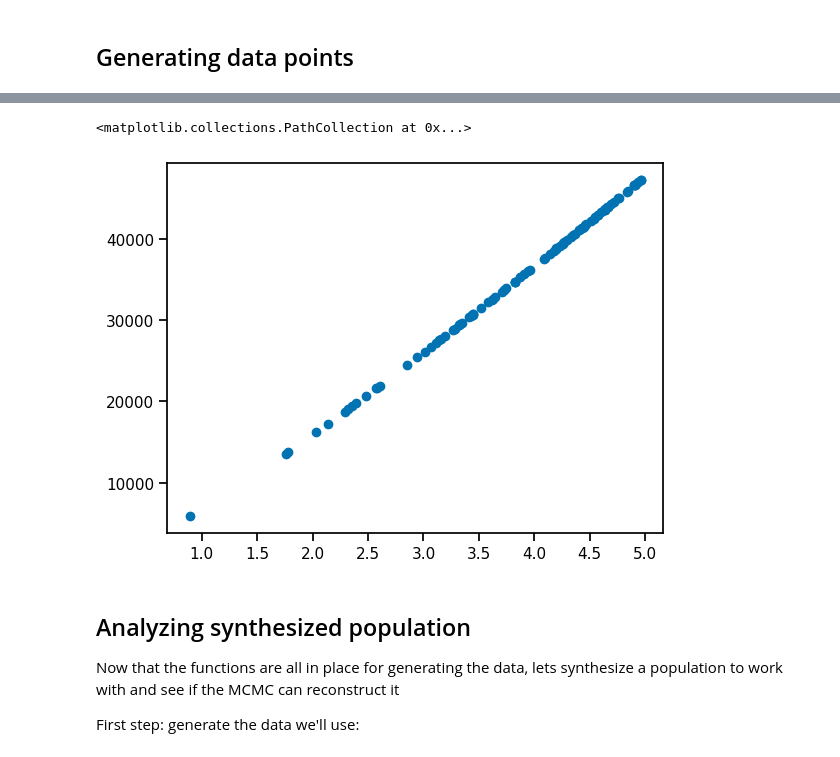
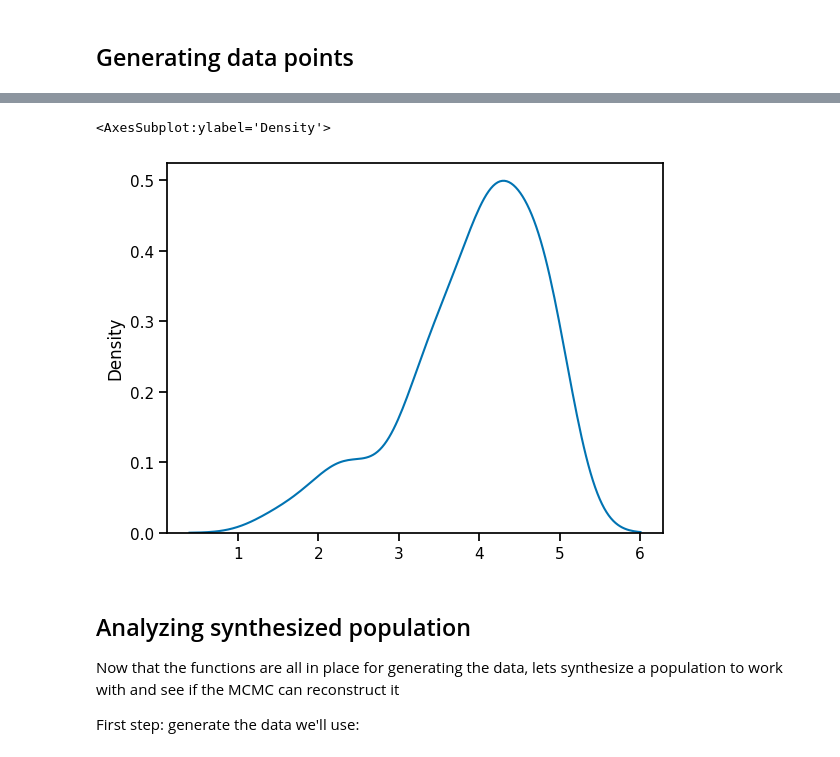
Before and after one commit to farr/FastMFCosmology, a Jupyter notebook: Make-Own-Data.ipynb, the cells around one changed output, grey strips where cells are left out. Cells and saved outputs as stored; diff of their text form; code cells hidden in the pictures.

```diff
--- a/Make-Own-Data.ipynb
+++ b/Make-Own-Data.ipynb
@@ -99,10 +89,11 @@ dLs = generate_dLs(100)
 zs = dLs_to_zs(dLs)
 # print(zs)
 # %%
-plt.scatter(zs, dLs)
+# plt.scatter(zs, dLs)
+sns.kdeplot(zs)
 # %% [output]
-<matplotlib.collections.PathCollection at 0x...>
+<AxesSubplot:ylabel='Density'>
-[figure, old version]
+[figure, new version]
 # %% [markdown]
 ## Analyzing synthesized population
 Now that the functions are all in place for generating the data, lets synthesize a population to work with and see if the MCMC can reconstruct it
```
Also changed, not shown: parts of 12 cells of this notebook, 2 other files.
